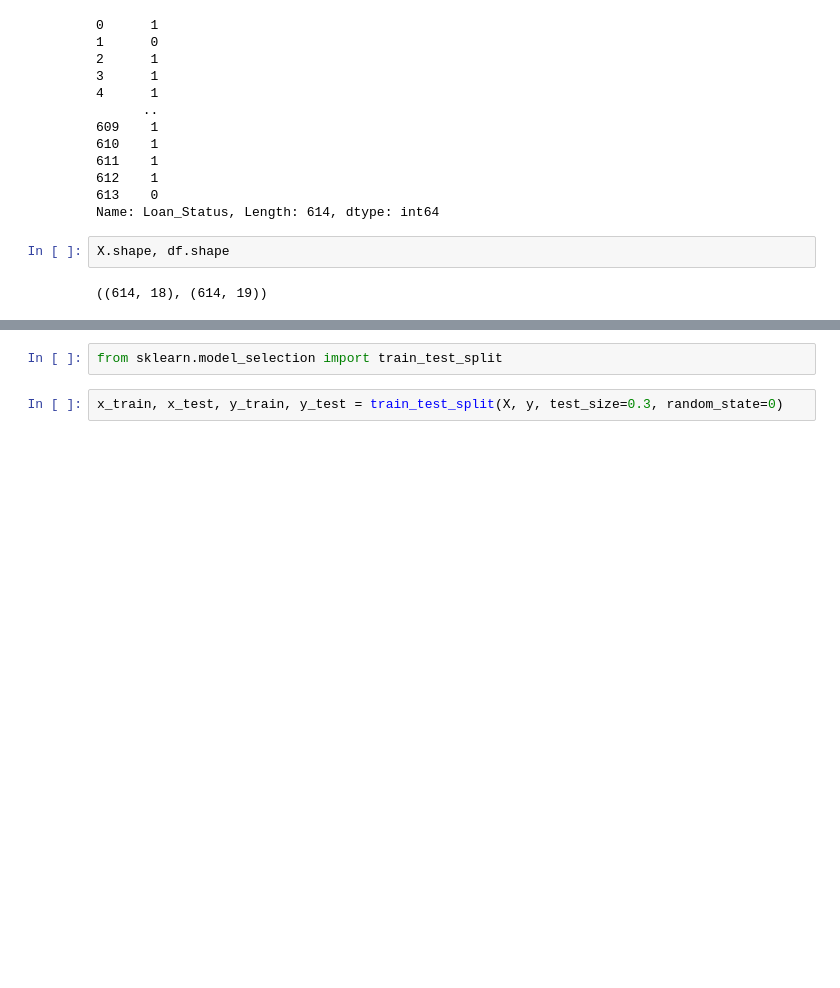
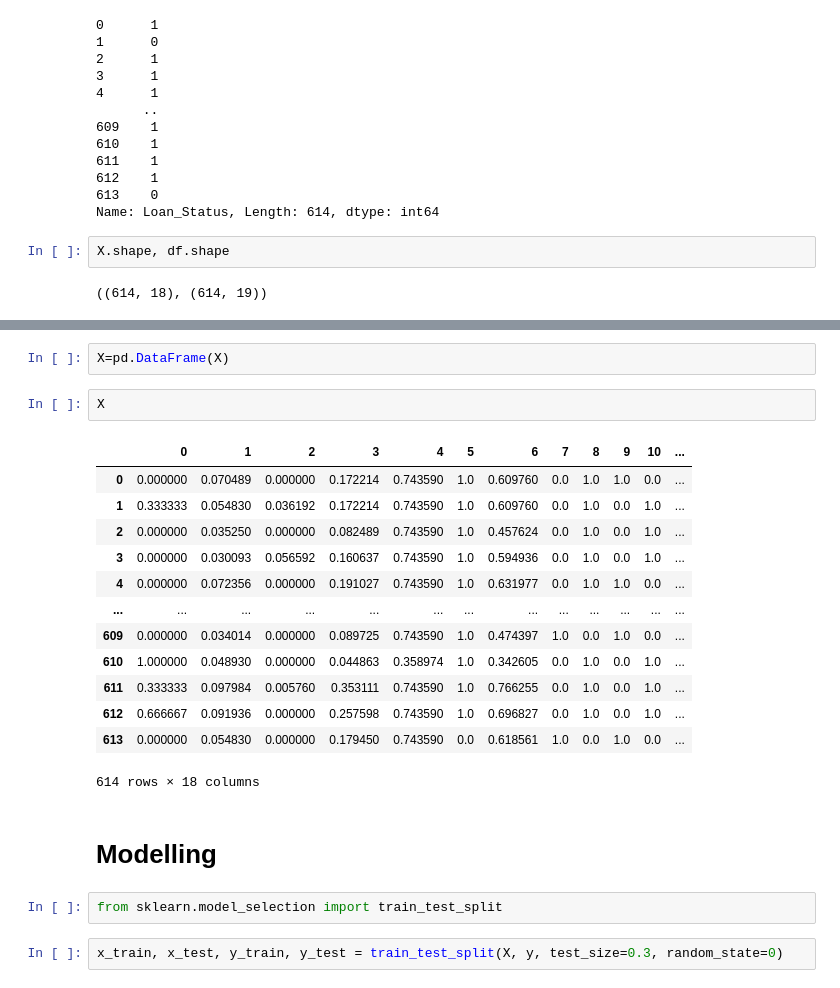
Before and after one commit to Muku7482/Credit-Risk-Analysis, a Jupyter notebook: Credit_Risk_Analysis.ipynb, the cells around one changed output, grey strips where cells are left out. Drawn from its saved outputs; the diff is of its cells as text; blank space fills up the shorter version.

```diff
--- a/Credit_Risk_Analysis.ipynb
+++ b/Credit_Risk_Analysis.ipynb
@@ -533,3 +559,23 @@ X.shape, df.shape
+# %%
+X=pd.DataFrame(X)
+# %%
+X
+# %% [output]
+|  | 0 | 1 | 2 | 3 | 4 | 5 | 6 | 7 | 8 | 9 | 10 | ... |
+| 0 | 0.000000 | 0.070489 | 0.000000 | 0.172214 | 0.743590 | 1.0 | 0.609760 | 0.0 | 1.0 | 1.0 | 0.0 | ... |
+| 1 | 0.333333 | 0.054830 | 0.036192 | 0.172214 | 0.743590 | 1.0 | 0.609760 | 0.0 | 1.0 | 0.0 | 1.0 | ... |
+| 2 | 0.000000 | 0.035250 | 0.000000 | 0.082489 | 0.743590 | 1.0 | 0.457624 | 0.0 | 1.0 | 0.0 | 1.0 | ... |
+| 3 | 0.000000 | 0.030093 | 0.056592 | 0.160637 | 0.743590 | 1.0 | 0.594936 | 0.0 | 1.0 | 0.0 | 1.0 | ... |
+| 4 | 0.000000 | 0.072356 | 0.000000 | 0.191027 | 0.743590 | 1.0 | 0.631977 | 0.0 | 1.0 | 1.0 | 0.0 | ... |
+| ... | ... | ... | ... | ... | ... | ... | ... | ... | ... | ... | ... | ... |
+| 609 | 0.000000 | 0.034014 | 0.000000 | 0.089725 | 0.743590 | 1.0 | 0.474397 | 1.0 | 0.0 | 1.0 | 0.0 | ... |
+| 610 | 1.000000 | 0.048930 | 0.000000 | 0.044863 | 0.358974 | 1.0 | 0.342605 | 0.0 | 1.0 | 0.0 | 1.0 | ... |
+| 611 | 0.333333 | 0.097984 | 0.005760 | 0.353111 | 0.743590 | 1.0 | 0.766255 | 0.0 | 1.0 | 0.0 | 1.0 | ... |
+| 612 | 0.666667 | 0.091936 | 0.000000 | 0.257598 | 0.743590 | 1.0 | 0.696827 | 0.0 | 1.0 | 0.0 | 1.0 | ... |
+| 613 | 0.000000 | 0.054830 | 0.000000 | 0.179450 | 0.743590 | 0.0 | 0.618561 | 1.0 | 0.0 | 1.0 | 0.0 | ... |
+614 rows × 18 columns
+# %% [markdown]
+# Modelling
 # %%
 from sklearn.model_selection import train_test_split
 # %%
```
Also changed, not shown: parts of 54 cells of this notebook.
